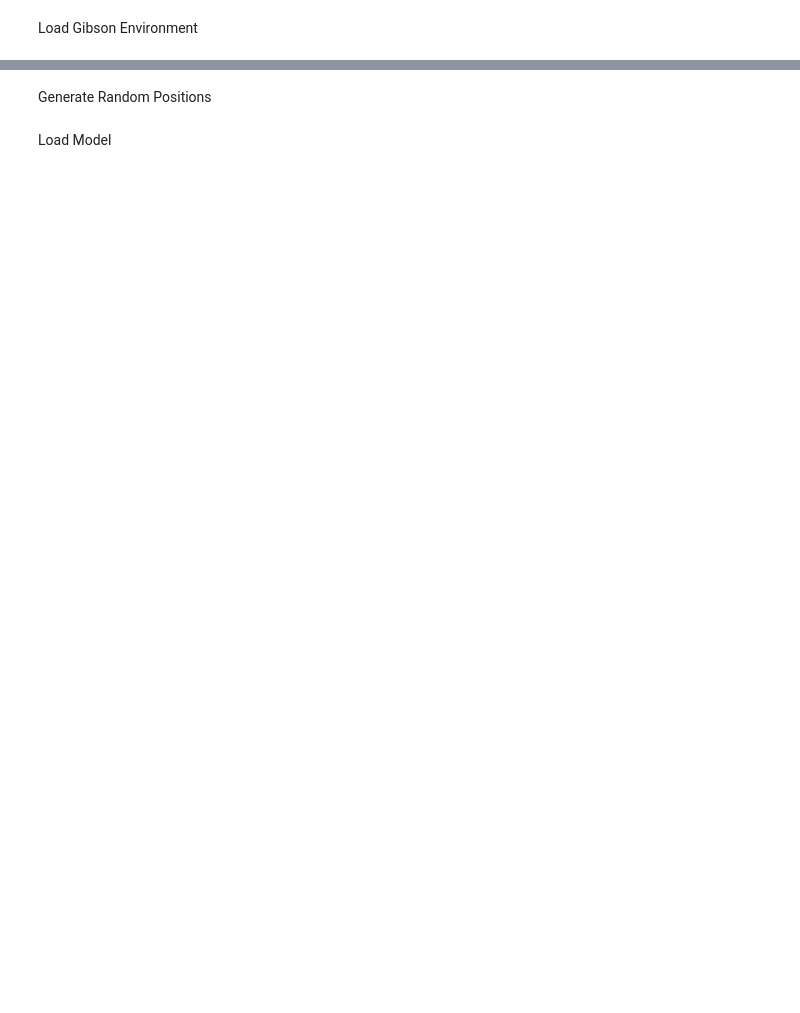
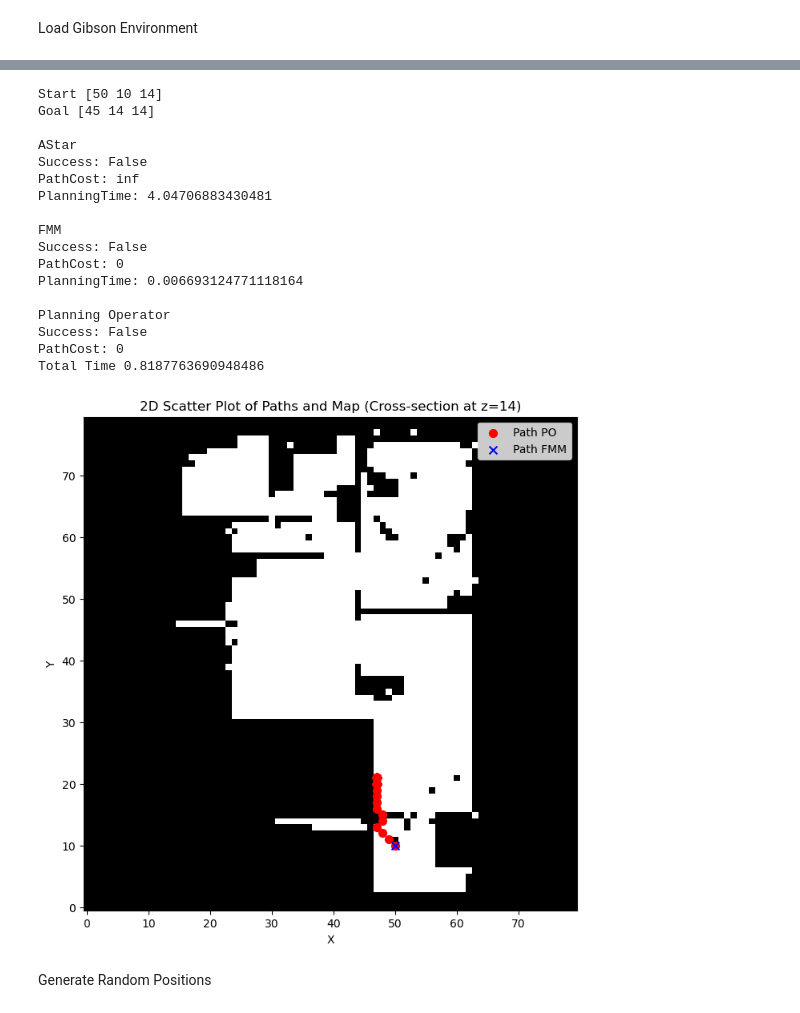
Before and after one commit to sharath-matada/Planning_Operator, a Jupyter notebook: 3D_Experiments/gibsonenv/testplannersongibsonenv.ipynb, the cells around one changed output, grey strips where cells are left out. Drawn from its saved outputs; the diff is of its cells as text; code cells hidden in the pictures; blank space fills up the shorter version.

```diff
--- a/3D_Experiments/gibsonenv/testplannersongibsonenv.ipynb
+++ b/3D_Experiments/gibsonenv/testplannersongibsonenv.ipynb
@@ -33,2 +67,53 @@ maps = maps[:Ntotal][:ntrain, ::sub, ::sub, ::sub][:, :Sx, :Sy, :Sz]
+# %%
+startpositions = generaterandompos(maps)
+goalpositions = generaterandompos(maps)
+
+mapx = maps[4,:,:,:]
+startx = startpositions[0,:]
+print("Start",startx)
+goalx = goalpositions[0,:]
+goalx[2] = startx[2]
+print("Goal",goalx)
+
+
+success,pathcost,planningtime, path = AStarPlanner(startx, goalx, mapx)
+
+print("\nAStar\nSuccess:", success,
+      "\nPathCost:", pathcost,
+      "\nPlanningTime:",planningtime)
+
+
+success,pathcost,planningtime, path_1 = FMMPlanner(startx, goalx, mapx)
+print("\nFMM\nSuccess:", success,
+      "\nPathCost:", pathcost,
+      "\nPlanningTime:",planningtime)
+
+
+success,pathcost,tot_time, path_2 = PlanningOperatorPlanner(startx, goalx, mapx, model)
+print("\nPlanning Operator\nSuccess:", success,
+      "\nPathCost:", pathcost,
+      "\nTotal Time", tot_time)
+
+
+plot_2d_map_and_two_paths(path_2,path_1,mapx,z_index=goalx[2])
+# %% [output]
+Start [50 10 14]
+Goal [45 14 14]
+
+AStar
+Success: False
+PathCost: inf
+PlanningTime: 4.04706883430481
+
+FMM
+Success: False
+PathCost: 0
+PlanningTime: 0.006693124771118164
+
+Planning Operator
+Success: False
+PathCost: 0
+Total Time 0.8187763690948486
+[figure, added]
 # %% [markdown]
 Generate Random Positions
@@ -39,2 +119,0 @@ goalpositions = generaterandompos(maps)
-# %% [markdown]
-Load Model
```
Also changed, not shown: parts of 9 cells of this notebook, 1 other file.
